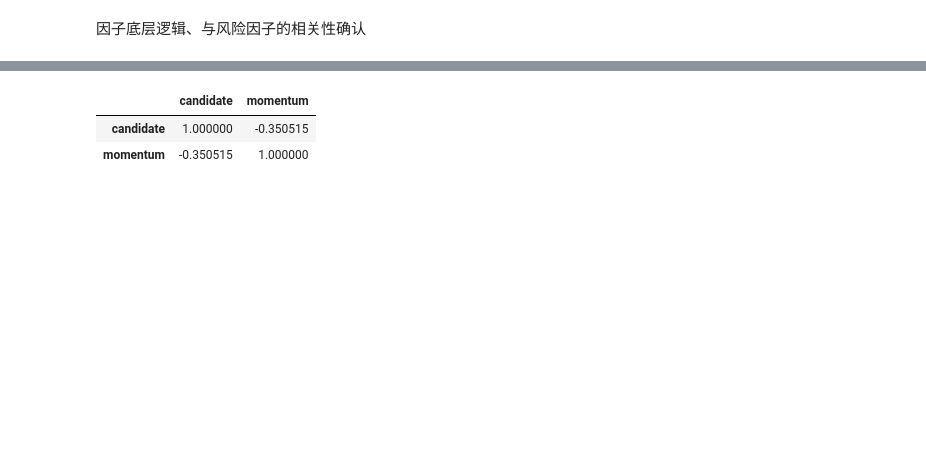
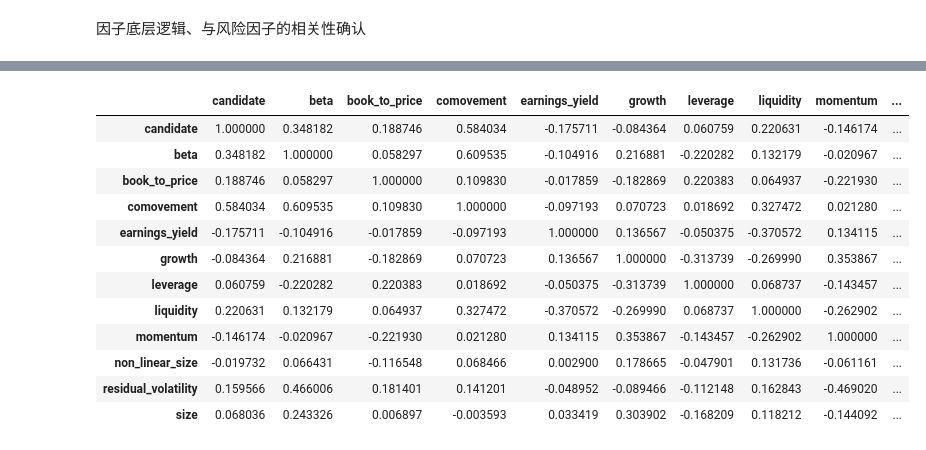
Before and after one commit to LeeSXS23456/REPOSITORY, a Jupyter notebook: portfolio_optimize.ipynb, the cells around one changed output, grey strips where cells are left out. Cells and saved outputs as stored; diff of their text form; code cells hidden in the pictures; blank space fills up the shorter version.

Commit message:
alpha因子tt分组投影

```diff
--- a/portfolio_optimize.ipynb
+++ b/portfolio_optimize.ipynb
@@ -246 +254,17 @@ for i in range(len(files)-1): #1 len(files)+5
 ... (88 outputs left out)
+# %%
+#测一下delay与barra因子相关系数
+res = {}
+for i in range(len(files)-1):
+    alpha_dt = files[i]#"2025-04-10.pkl"#
+    alpha_dt_tp = pd.to_datetime(alpha_dt.split(".pkl")[0])
+    df_barra = pd.read_pickle(f"{srcdir}/barra_data/whole_mkt/{alpha_dt}").set_index("order_book_id").iloc[:,1:11] #000905标准化2
+    df_D = alpha_dict[alpha_dt_tp][["D1_orth"]]
+    df_corr = df_D.merge(df_barra,on="order_book_id")
+    corr = df_corr.iloc[:,1:].corrwith(df_corr.iloc[:,0])#df_corr["D1"].corr(df_corr["size"])
+    res[alpha_dt[:10]] = corr
+    #print(alpha_dt)
+res_df = pd.DataFrame(res).T
+t = stats.ttest_1samp(res_df, 0)[0]
+print(res_df.mean(),res_df.abs().mean(),t)
+res_df.to_excel(f"{spedir}/组合优化/delay正交与barra因子的时序相关系数.xlsx")
@@ -526,72 +627,83 @@ import os
 import warnings
 warnings.filterwarnings("ignore")
 srcdir = "E:/SJTU/实习/国泰海通/barra因子/data_base/"
+adir = "E:/SJTU/实习/国泰海通/barra因子/result/延迟alpha"
 facdir = "E:/SJTU/实习/国泰海通/barra因子/data_base/fac_ret/whole_mkt"
+desdir = "E:/SJTU/实习/国泰海通/barra因子/result/组合优化/延迟因子_barra"
+
 risk_factor = "momentum"
-candidate_factor = 'MACD_HIST'
+candidate_factor = 'D1_orth'
 df_fac = pd.read_pickle(f"{facdir}/factor_returns_20_2603.pkl")
-files = os.listdir(f"{srcdir}/alpha/macd")
+#files = os.listdir(f"{srcdir}/alpha/candidate")
+alpha_dict = pd.read_pickle(f"{adir}/ortho_delay_measures_2024_2026_dict.pkl")
+mcp_dict = pd.read_pickle(f"{srcdir}/stk_mcp/全A_freemcp_25_26D_dict.pkl")
+ret_dict = pd.read_pickle(f"{srcdir}/stk_ret/全A_ret_24_2603D_dict.pkl")
 ret_lst = {}
 
-def calculate_macd_hist_factor_return(df, macd_col=candidate_factor, capital_col='capital', return_col='ret'):
+def calculate_candidate_hist_factor_return(df, candidate_col=candidate_factor, capital_col='free_mkp', return_col='ret'):
     """
-    计算MACD_HIST因子的收益率
+    计算candidate_HIST因子的收益率
     步骤：
-    1. 将股票根据MACD_HIST分为大中小三组（30%、40%、30%）
+    1. 将股票根据candidate_HIST分为大中小三组（30%、40%、30%）
     2. 每个组再根据capital分为大市值、小市值两组
     3. 计算六个组的市值加权收益率
     4. 因子收益率 = 大组平均 - 小组平均
 
     参数：
-    df: 包含股票数据的DataFrame，必须包含MACD_HIST、capital和return列
-    macd_col: MACD_HIST因子列名
+    df: 包含股票数据的DataFrame，必须包含candidate_HIST、capital和return列
+    candidate_col: candidate_HIST因子列名
     capital_col: 市值列名
     return_col: 收益率列名
 
     返回：
-    factor_return: MACD_HIST因子的收益率
+    factor_return: candidate_HIST因子的收益率
     """
-    # 1. 根据MACD_HIST分组
-    df['macd_group'] = pd.qcut(df[macd_col], q=[0, 0.3, 0.7, 1], labels=['small', 'medium', 'large'])
+    # 1. 根据candidate_HIST分组
+    df['candidate_group'] = pd.qcut(df[candidate_col], q=[0, 0.3, 0.7, 1], labels=['small', 'medium', 'large'])
 
-    # 2. 每个MACD组内根据capital分组
-    grouped = df.groupby('macd_group')
+    # 2. 每个candidate组内根据capital分组
+    grouped = df.groupby('candidate_group')
     groups = []
 
     for name, group in grouped:
         # 每组内按capital分为大市值和小市值
-        group['cap_group'] = pd.qcut(group[capital_col], q=2, labels=['small_cap', 'large_cap'])
+        group['cap_group'] = pd.qcut(group[capital_col], q=3, labels=['small_cap','medium_cap', 'large_cap'])
         groups.append(group)
 
     df_with_groups = pd.concat(groups)
 
     # 3. 计算六个组的市值加权收益率
     # 计算每个组的总市值
-    df_with_groups['weight'] = df_with_groups[capital_col] / df_with_groups.groupby(['macd_group', 'cap_group'])[capital_col].transform('sum')
+    df_with_groups['weight'] = df_with_groups[capital_col] / df_with_groups.groupby(['candidate_group', 'cap_group'])[capital_col].transform('sum')
     # 计算加权收益率
     df_with_groups['weighted_return'] = df_with_groups[return_col] * df_with_groups['weight']
     # 计算每个组的收益率
-    group_returns = df_with_groups.groupby(['macd_group', 'cap_group'])['weighted_return'].sum()
+    group_returns = df_with_groups.groupby(['candidate_group', 'cap_group'])['weighted_return'].sum()
 
     # 4. 计算因子收益率
     # 大组的大小市值平均
-    large_avg = (group_returns.loc[('large', 'small_cap')] + group_returns.loc[('large', 'large_cap')]) / 2
+    large_avg = (group_returns.loc[('large', 'small_cap')] + group_returns.loc[('large', 'medium_cap')] + group_returns.loc[('large', 'large_cap')]) / 3
     # 小组的大小市值平均
-    small_avg = (group_returns.loc[('small', 'small_cap')] + group_returns.loc[('small', 'large_cap')]) / 2
+    small_avg = (group_returns.loc[('small', 'small_cap')] + group_returns.loc[('small', 'medium_cap')] + group_returns.loc[('small', 'large_cap')]) / 3
     # 因子收益率
     factor_return = large_avg - small_avg
 
     return factor_return
 
-for file in files:
-    dt = file[:10]
-    df_a = pd.read_pickle(f"{srcdir}/alpha/macd/{dt}.pkl")
-    df_b = pd.read_pickle(f"{srcdir}/base_data/whole_mkt/{dt}.pkl")
-    df = pd.merge(df_a, df_b, left_on="order_book_id", right_on="code")
-    alpha_ret = calculate_macd_hist_factor_return(df)
+for dt in alpha_dict.keys():
+    if dt < pd.Timestamp(2025,1,1):
+        continue
+    #str_dt = dt.strftime('%Y-%m-%d')
+    df_a = alpha_dict[dt]#pd.read_pickle(f"{srcdir}/alpha/macd/{dt}.pkl")
+    df_b = mcp_dict[dt]#pd.read_pickle(f"{srcdir}/base_data/whole_mkt/{str_dt}.pkl")
+    df_c = ret_dict[dt].rename(columns={"value":"ret"})
+    df = df_a.merge(df_b, on="order_book_id").merge(df_c, on="order_book_id")
+    alpha_ret = calculate_candidate_hist_factor_return(df)
     ret_lst[dt] = alpha_ret
 s_alpha = pd.Series(ret_lst.values(), index=pd.to_datetime(list(ret_lst.keys())),name='candidate')
 print("candidate alpha's t-value:",s_alpha.mean() / s_alpha.std() * np.sqrt(len(s_alpha)))
-df_comb = pd.merge(s_alpha,df_fac["momentum"],left_index=True,right_index=True)
-df_comb.corr()
+df_comb = pd.merge(s_alpha,df_fac.iloc[:,:11],left_index=True,right_index=True) #df_fac["momentum"]
+df_corr = df_comb.corr()
+df_corr.to_excel(f"{desdir}/orth_delayret_corr_facret.xlsx")
+df_corr
 # %% [output]
@@ -598,3 +711,13 @@ df_comb.corr()
-|  | candidate | momentum |
-| candidate | 1.000000 | -0.350515 |
-| momentum | -0.350515 | 1.000000 |
+|  | candidate | beta | book_to_price | comovement | earnings_yield | growth | leverage | liquidity | momentum | ... |
+| candidate | 1.000000 | 0.348182 | 0.188746 | 0.584034 | -0.175711 | -0.084364 | 0.060759 | 0.220631 | -0.146174 | ... |
+| beta | 0.348182 | 1.000000 | 0.058297 | 0.609535 | -0.104916 | 0.216881 | -0.220282 | 0.132179 | -0.020967 | ... |
+| book_to_price | 0.188746 | 0.058297 | 1.000000 | 0.109830 | -0.017859 | -0.182869 | 0.220383 | 0.064937 | -0.221930 | ... |
+| comovement | 0.584034 | 0.609535 | 0.109830 | 1.000000 | -0.097193 | 0.070723 | 0.018692 | 0.327472 | 0.021280 | ... |
+| earnings_yield | -0.175711 | -0.104916 | -0.017859 | -0.097193 | 1.000000 | 0.136567 | -0.050375 | -0.370572 | 0.134115 | ... |
+| growth | -0.084364 | 0.216881 | -0.182869 | 0.070723 | 0.136567 | 1.000000 | -0.313739 | -0.269990 | 0.353867 | ... |
+| leverage | 0.060759 | -0.220282 | 0.220383 | 0.018692 | -0.050375 | -0.313739 | 1.000000 | 0.068737 | -0.143457 | ... |
+| liquidity | 0.220631 | 0.132179 | 0.064937 | 0.327472 | -0.370572 | -0.269990 | 0.068737 | 1.000000 | -0.262902 | ... |
+| momentum | -0.146174 | -0.020967 | -0.221930 | 0.021280 | 0.134115 | 0.353867 | -0.143457 | -0.262902 | 1.000000 | ... |
+| non_linear_size | -0.019732 | 0.066431 | -0.116548 | 0.068466 | 0.002900 | 0.178665 | -0.047901 | 0.131736 | -0.061161 | ... |
+| residual_volatility | 0.159566 | 0.466006 | 0.181401 | 0.141201 | -0.048952 | -0.089466 | -0.112148 | 0.162843 | -0.469020 | ... |
+| size | 0.068036 | 0.243326 | 0.006897 | -0.003593 | 0.033419 | 0.303902 | -0.168209 | 0.118212 | -0.144092 | ... |
```
Also changed, not shown: parts of 11 cells of this notebook.
